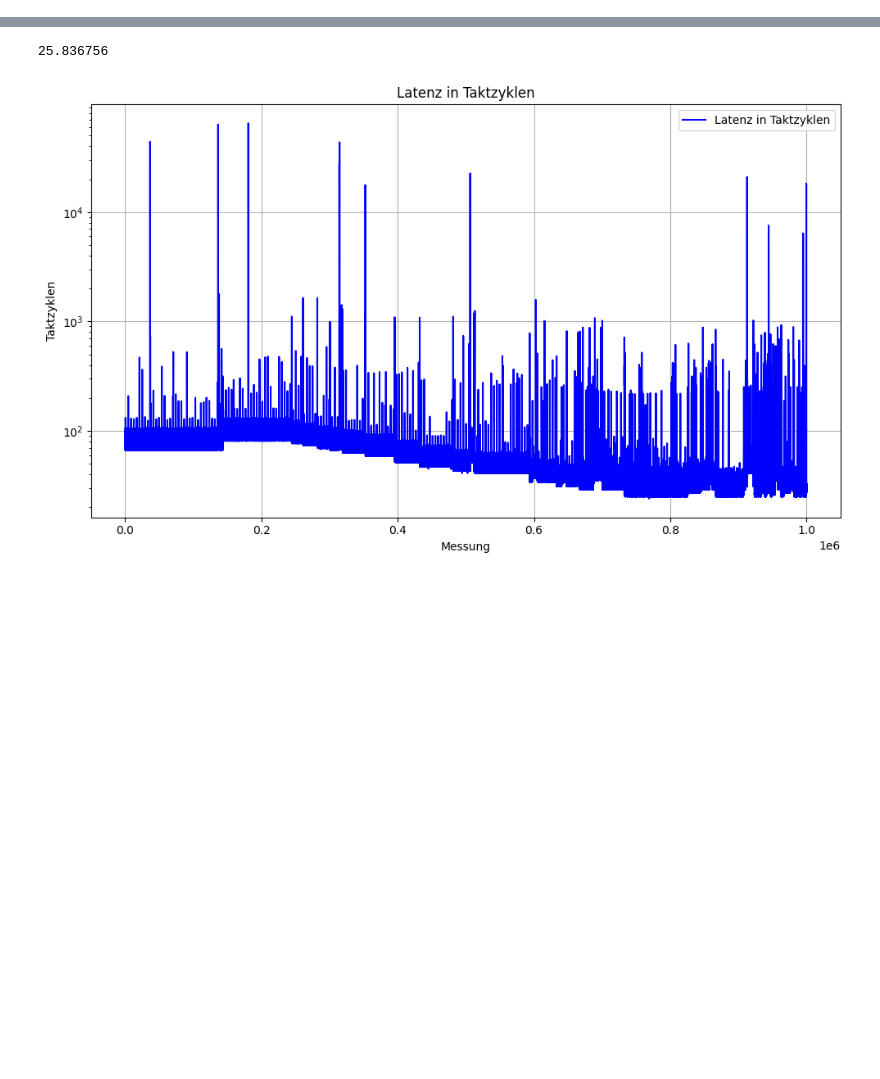
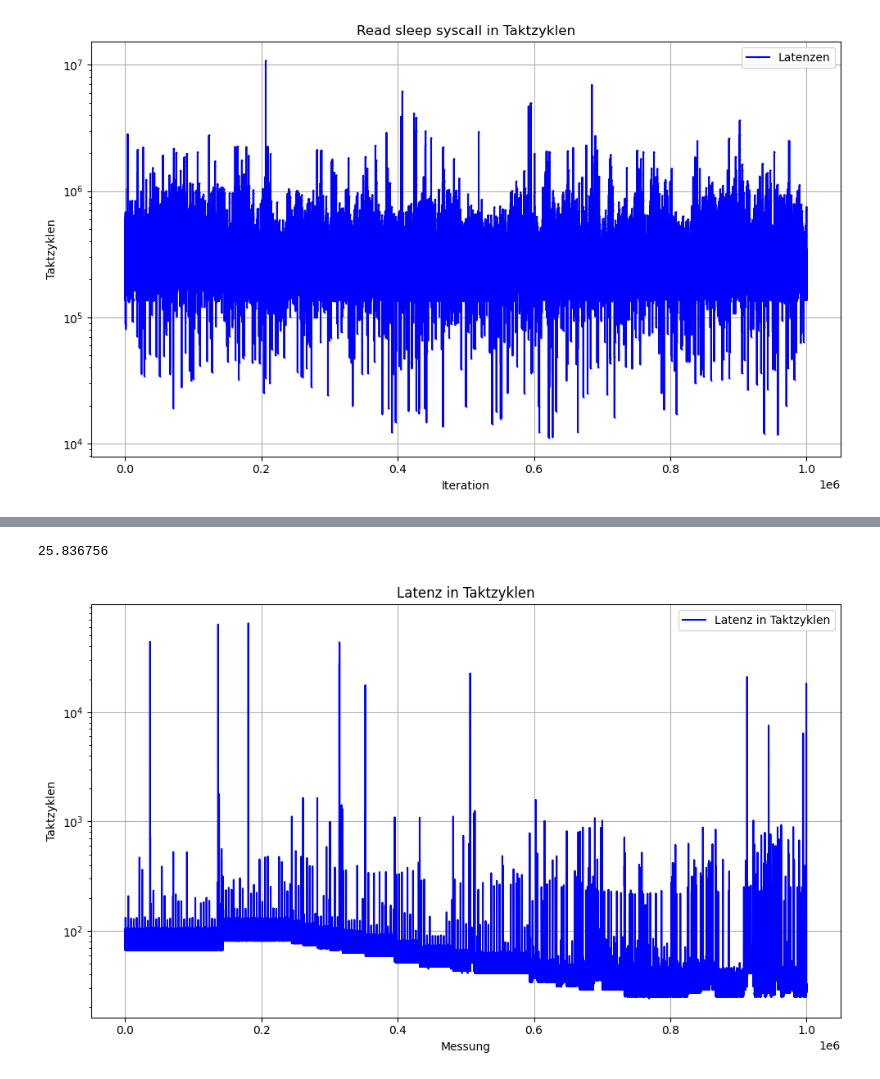
Before and after one commit to Raphael90K/BSA1, a Jupyter notebook: jupyter/TimeContext.ipynb, the cells around one changed output, grey strips where cells are left out. Drawn from its saved outputs; the diff is of its cells as text; code cells hidden in the pictures; blank space fills up the shorter version.

```diff
--- a/jupyter/TimeContext.ipynb
+++ b/jupyter/TimeContext.ipynb
@@ -24,0 +44,20 @@ plt.show()
+# %%
+latencies = []
+
+data = pd.read_csv('latencies_sleep.csv')
+
+plt.figure(figsize=(10, 6))
+
+plt.plot(data['Latenz_tz'], label="Latenzen", color='blue', linestyle='-', marker='.', markersize=1)
+
+plt.title("Read sleep syscall in Taktzyklen")
+plt.xlabel("Iteration")
+plt.ylabel("Taktzyklen")
+plt.yscale('log')
+plt.grid(True)
+plt.legend()
+
+plt.tight_layout()
+plt.show()
+# %% [output]
+[figure, added]
```
Also changed, not shown: parts of 4 cells of this notebook, 17 other files.
